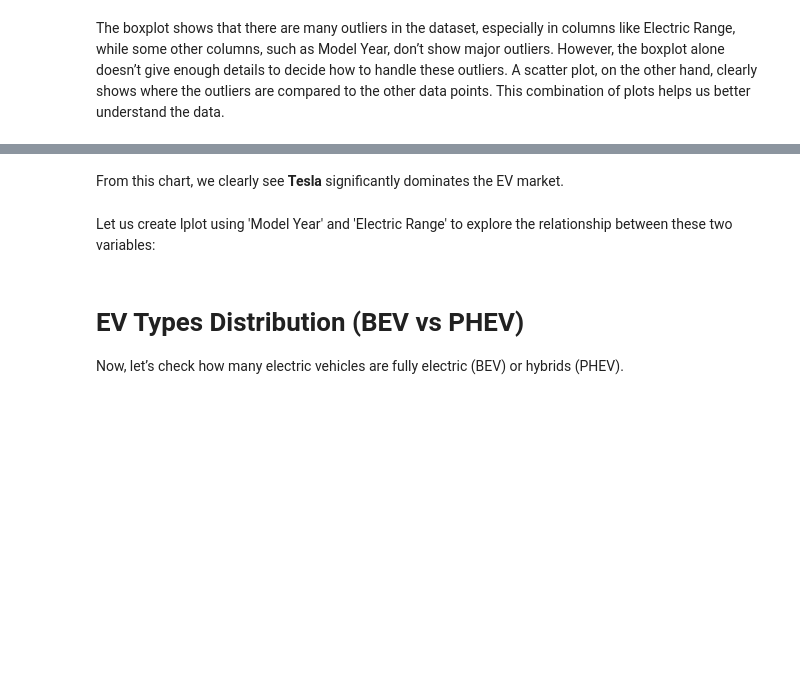
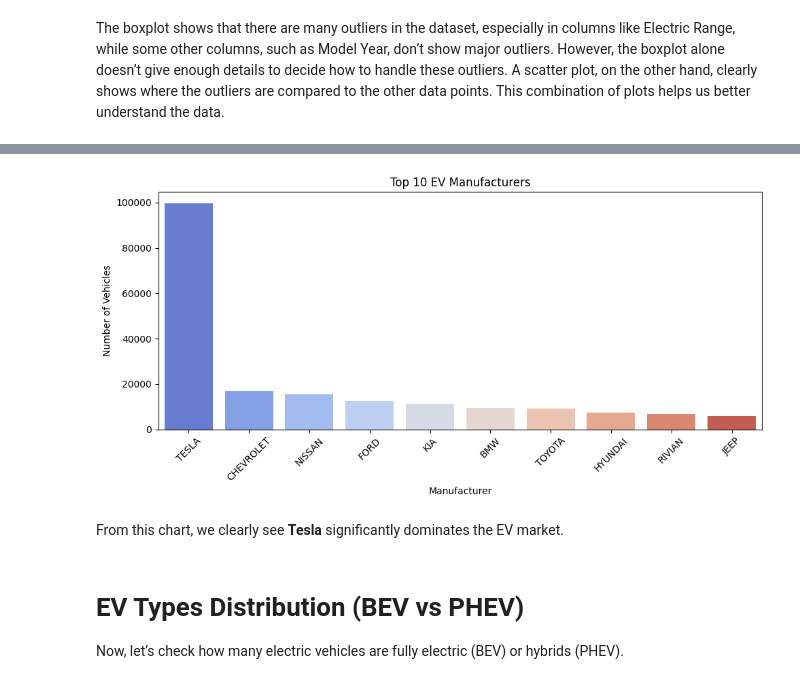
Before and after one commit to AlinaUK/Alina_Business_Card, a Jupyter notebook: ELECTRIC_VEHICLE.ipynb, the cells around one changed output, grey strips where cells are left out. Saved outputs shown, nothing was run; the diff lists cells and outputs as text; code cells hidden in the pictures; blank space fills up the shorter version.

```diff
--- a/ELECTRIC_VEHICLE.ipynb
+++ b/ELECTRIC_VEHICLE.ipynb
@@ -181,18 +284,18 @@ To see which brands are most common, I plotted the top ten manufacturers:italici
 # %%
+# Get top 10 manufacturers
+top_brands = df['Make'].value_counts().head(10)
 
-
-
-top_brands = df['Make'].value_counts().head(10)
-plt.figure(figsize=(10,5))
-sns.barplot(x=top_brands.index, y=top_brands.values, palette='coolwarm')
+# Create bar plot (corrected to avoid warning)
+plt.figure(figsize=(10, 5))
+sns.barplot(x=top_brands.index, y=top_brands.values, hue=top_brands.index, palette='coolwarm', legend=False)
 plt.title('Top 10 EV Manufacturers')
 plt.ylabel('Number of Vehicles')
 plt.xlabel('Manufacturer')
 plt.xticks(rotation=45)
 plt.tight_layout()
 plt.savefig('top_ev_manufacturers.png')
 plt.show()
+# %% [output]
+[figure, added]
 # %% [markdown]
 From this chart, we clearly see **Tesla** significantly dominates the EV market.
-# %% [markdown]
-Let us create lplot using 'Model Year' and 'Electric Range' to explore the relationship between these two variables:
```
Also changed, not shown: parts of 43 cells of this notebook.
